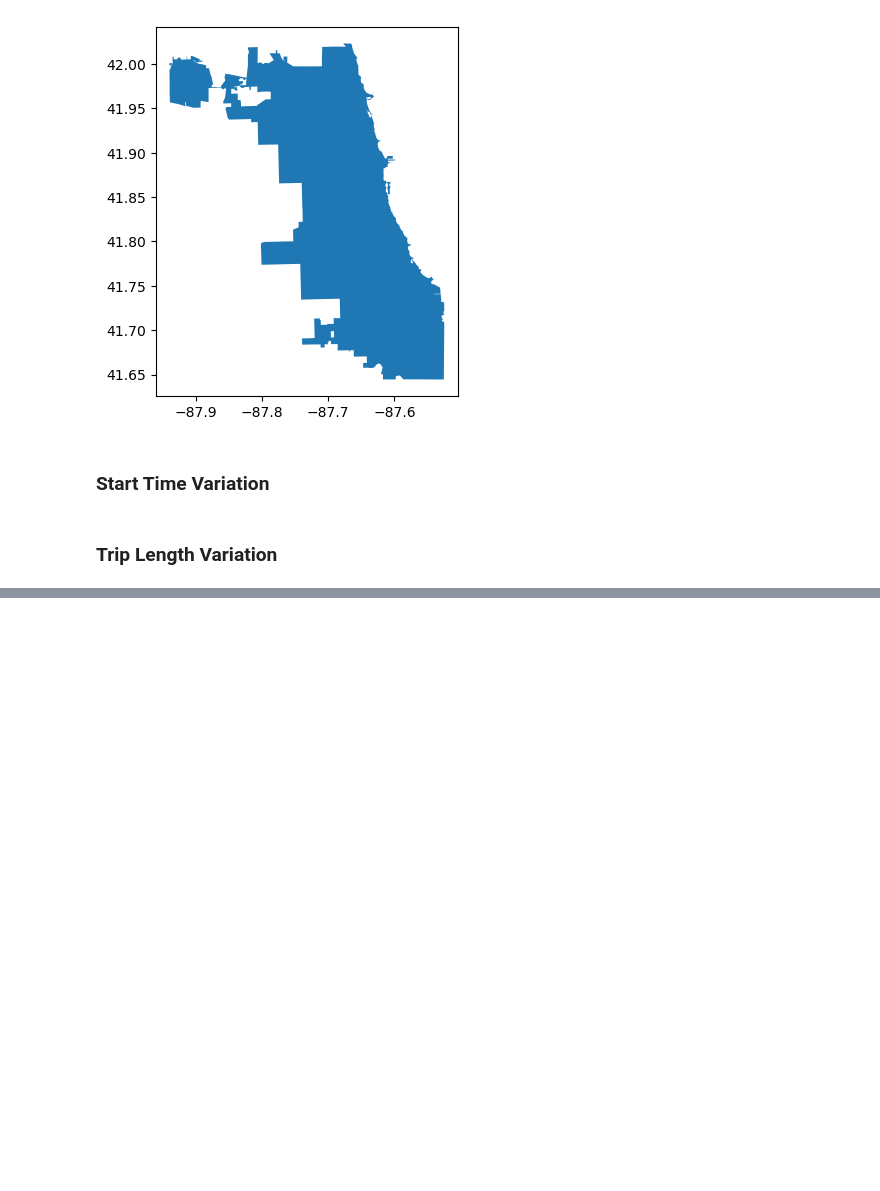
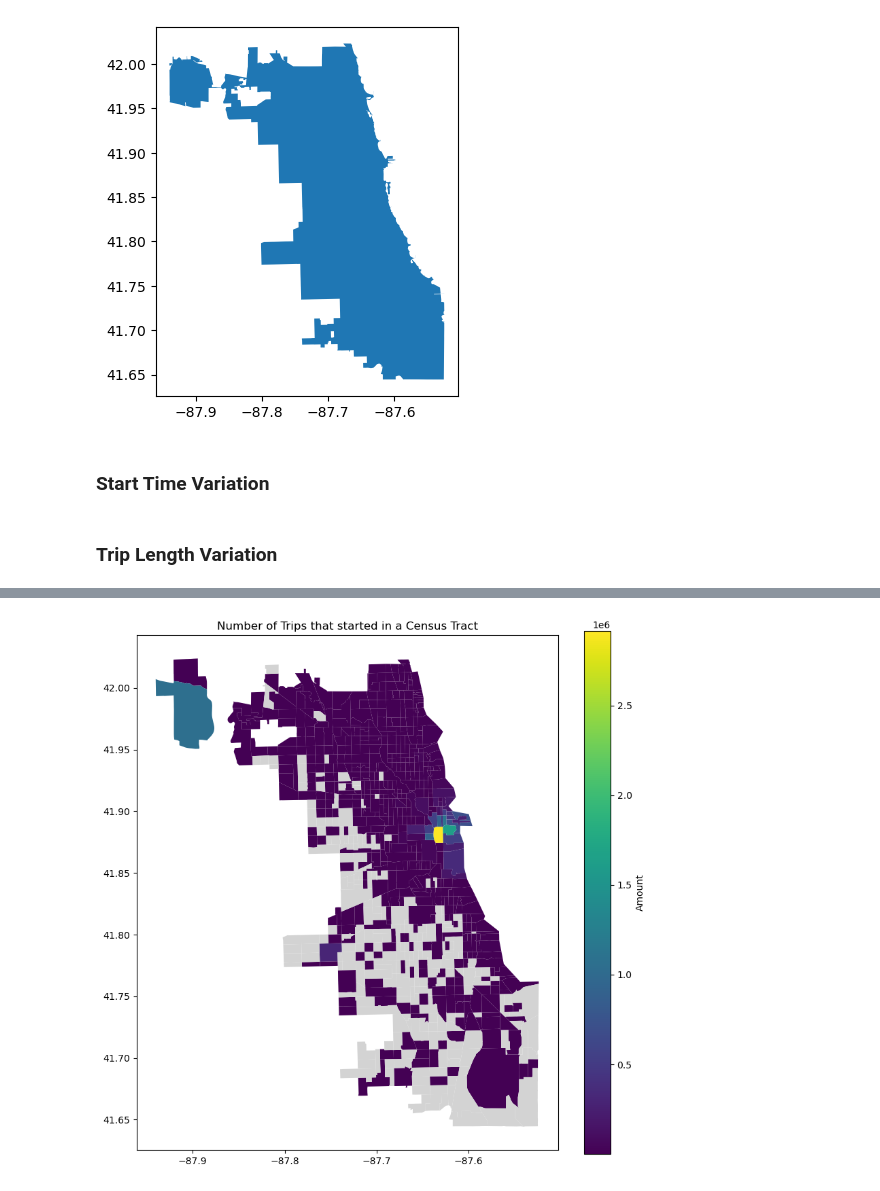
Before and after one commit to OliverSauren/AAA_Stahl, a Jupyter notebook: 2_Descriptive_Analytics.ipynb, the cells around one changed output, grey strips where cells are left out. Drawn from its saved outputs; the diff is of its cells as text; code cells hidden in the pictures; blank space fills up the shorter version.

```diff
--- a/2_Descriptive_Analytics.ipynb
+++ b/2_Descriptive_Analytics.ipynb
@@ -436,0 +382,16 @@ trips_starts_geo.plot(column='mean_trip_miles', cmap='Reds')
+# %%
+# Count how many trips start and end in each census tract
+start_census_count = taxi_trips.groupby('start_census')['start_census'].count()
+start_census_count = pd.DataFrame(start_census_count)
+end_census_count = taxi_trips.groupby('end_census')['end_census'].count()
+end_census_count = pd.DataFrame(end_census_count)
+
+# Rename the column to make index to new column (otherwise not possible because of same name)
+start_census_count = start_census_count.rename(columns={"start_census": "start_census_counts"})
+start_census_count = start_census_count.reset_index()
+end_census_count = end_census_count.rename(columns={"end_census": "end_census_counts"})
+end_census_count = end_census_count.reset_index()
+end_census_count = end_census_count.rename(columns={"end_census": "start_census"})
+
+start_census_count.info()
+end_census_count.info()
@@ -436,0 +417,12 @@ trips_starts_geo.plot(column='mean_trip_miles', cmap='Reds')
+# %%
+# Merge census data with dataframe containing the number of trips for each census
+# (to get the surface for each tract even if there is no trip length data for it)
+a =census_analysis.merge(start_census_count, how = 'left', on='start_census')
+a.info()
+b =census_analysis.merge(end_census_count, how = 'left', on='start_census')
+b.info()
+
+census_analysis['start_census_counts'] = a['start_census_counts_y']
+census_analysis['end_census_counts'] = b['end_census_counts']
+
+census_analysis.info()
@@ -436,0 +447,8 @@ trips_starts_geo.plot(column='mean_trip_miles', cmap='Reds')
+# %%
+# Plot number of started trips for each census tract
+fig, ax = plt.subplots(figsize=(10, 10))
+census_analysis.plot(column='start_census_counts', cmap='viridis', linewidth=0.8, ax=ax, legend=True, legend_kwds={'label': "Amount"}, missing_kwds={'color': 'lightgrey'})
+ax.set_title('Number of Trips that started in a Census Tract')
+plt.show()
+# %% [output]
+[figure, added]
```
Also changed, not shown: parts of 37 cells of this notebook.
